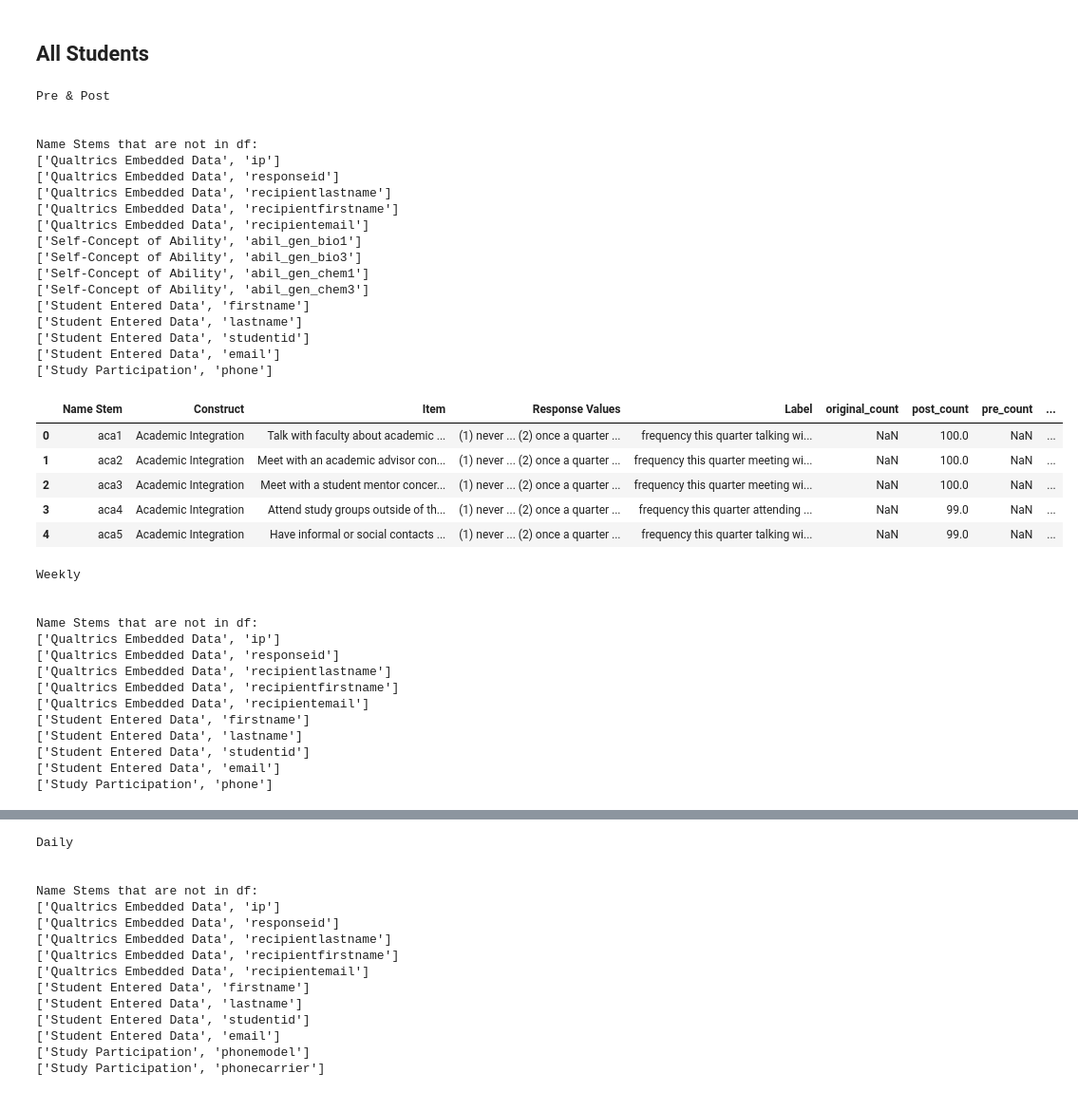
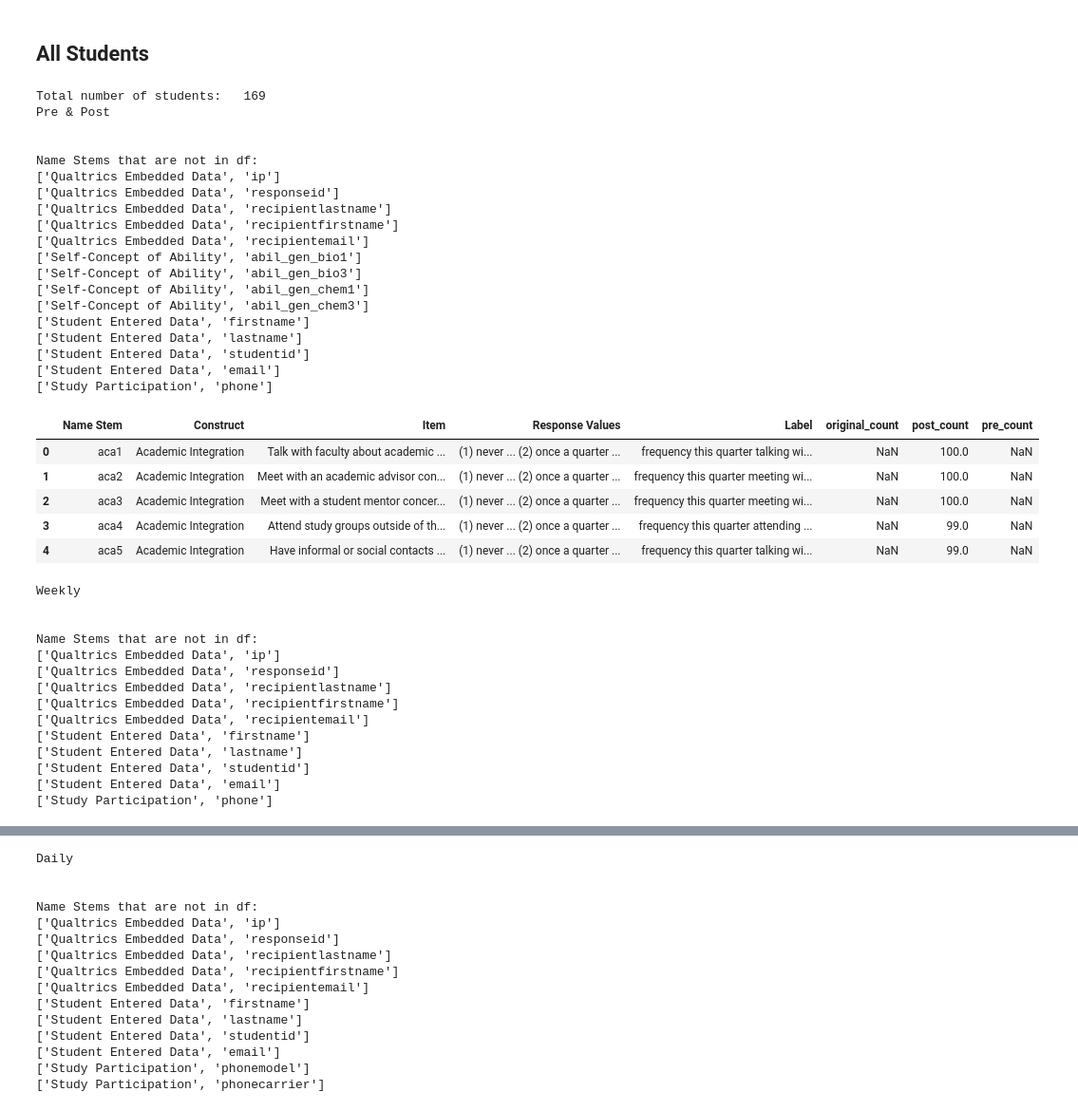
Before and after one commit to hanweny/DMOL, a Jupyter notebook: pre_var_selection.ipynb, the cells around one changed output, grey strips where cells are left out. Shown: that part at 95% size. Drawn from its saved outputs; the diff is of its cells as text; code cells hidden in the pictures.

```diff
--- a/pre_var_selection.ipynb
+++ b/pre_var_selection.ipynb
@@ -102,6 +97,9 @@ def build_var_null_percentage_df(df, sheet_name, verbal = False, overwrite = Tru
 # %% [markdown]
 ## Interested Students
 # %%
-for sheet_name in SHEET_NAMES:
-    build_var_null_percentage_df(df_interested, sheet_name, verbal = True, student_interested=True)
+fname = "data/student_interested_var_count.xlsx"
+print("Total number of students:  ", df_interested.shape[0])
+with pd.ExcelWriter(fname) as writer:
+    for sheet_name in SHEET_NAMES:
+        build_var_null_percentage_df(df_interested, sheet_name, verbal = True, student_interested=True, writer = writer)
 # %% [output]
@@ -173,33 +172,37 @@ Name Stems that are not in df:
 # %% [markdown]
 ## All Students
 # %%
-for sheet_name in SHEET_NAMES:
-    build_var_null_percentage_df(df, sheet_name, verbal = True, student_interested=False)
+fname = "data/student_var_count.xlsx"
+print("Total number of students:  ", df.shape[0])
+with pd.ExcelWriter(fname) as writer:
+    for sheet_name in SHEET_NAMES:
+        build_var_null_percentage_df(df, sheet_name, verbal = True, student_interested=False, writer = writer)
 # %% [output]
+Total number of students:   169
 Pre & Post
 
 
 Name Stems that are not in df:
 ['Qualtrics Embedded Data', 'ip']
 ['Qualtrics Embedded Data', 'responseid']
 ['Qualtrics Embedded Data', 'recipientlastname']
 ['Qualtrics Embedded Data', 'recipientfirstname']
 ['Qualtrics Embedded Data', 'recipientemail']
 ['Self-Concept of Ability', 'abil_gen_bio1']
 ['Self-Concept of Ability', 'abil_gen_bio3']
 ['Self-Concept of Ability', 'abil_gen_chem1']
 ['Self-Concept of Ability', 'abil_gen_chem3']
 ['Student Entered Data', 'firstname']
 ['Student Entered Data', 'lastname']
 ['Student Entered Data', 'studentid']
 ['Student Entered Data', 'email']
 ['Study Participation', 'phone']
-|  | Name Stem | Construct | Item | Response Values | Label | original_count | post_count | pre_count | ... |
-| 0 | aca1 | Academic Integration | Talk with faculty about academic ... | (1) never ... (2) once a quarter ... | frequency this quarter talking wi... | NaN | 100.0 | NaN | ... |
-| 1 | aca2 | Academic Integration | Meet with an academic advisor con... | (1) never ... (2) once a quarter ... | frequency this quarter meeting wi... | NaN | 100.0 | NaN | ... |
-| 2 | aca3 | Academic Integration | Meet with a student mentor concer... | (1) never ... (2) once a quarter ... | frequency this quarter meeting wi... | NaN | 100.0 | NaN | ... |
-| 3 | aca4 | Academic Integration | Attend study groups outside of th... | (1) never ... (2) once a quarter ... | frequency this quarter attending ... | NaN | 99.0 | NaN | ... |
-| 4 | aca5 | Academic Integration | Have informal or social contacts ... | (1) never ... (2) once a quarter ... | frequency this quarter talking wi... | NaN | 99.0 | NaN | ... |
+|  | Name Stem | Construct | Item | Response Values | Label | original_count | post_count | pre_count |
+| 0 | aca1 | Academic Integration | Talk with faculty about academic ... | (1) never ... (2) once a quarter ... | frequency this quarter talking wi... | NaN | 100.0 | NaN |
+| 1 | aca2 | Academic Integration | Meet with an academic advisor con... | (1) never ... (2) once a quarter ... | frequency this quarter meeting wi... | NaN | 100.0 | NaN |
+| 2 | aca3 | Academic Integration | Meet with a student mentor concer... | (1) never ... (2) once a quarter ... | frequency this quarter meeting wi... | NaN | 100.0 | NaN |
+| 3 | aca4 | Academic Integration | Attend study groups outside of th... | (1) never ... (2) once a quarter ... | frequency this quarter attending ... | NaN | 99.0 | NaN |
+| 4 | aca5 | Academic Integration | Have informal or social contacts ... | (1) never ... (2) once a quarter ... | frequency this quarter talking wi... | NaN | 99.0 | NaN |
 Weekly
 
 
```
Also changed, not shown: parts of 3 cells of this notebook.
